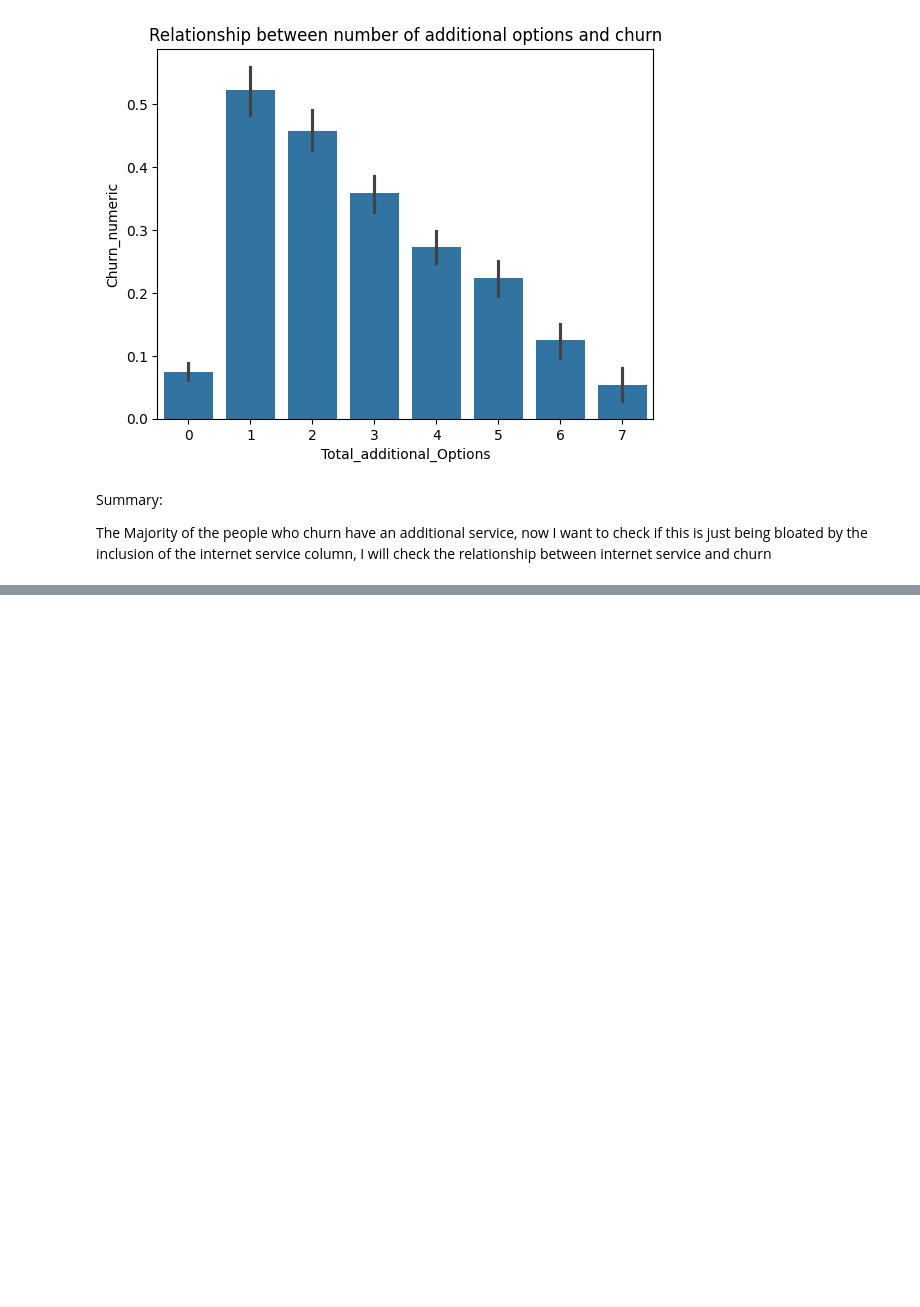
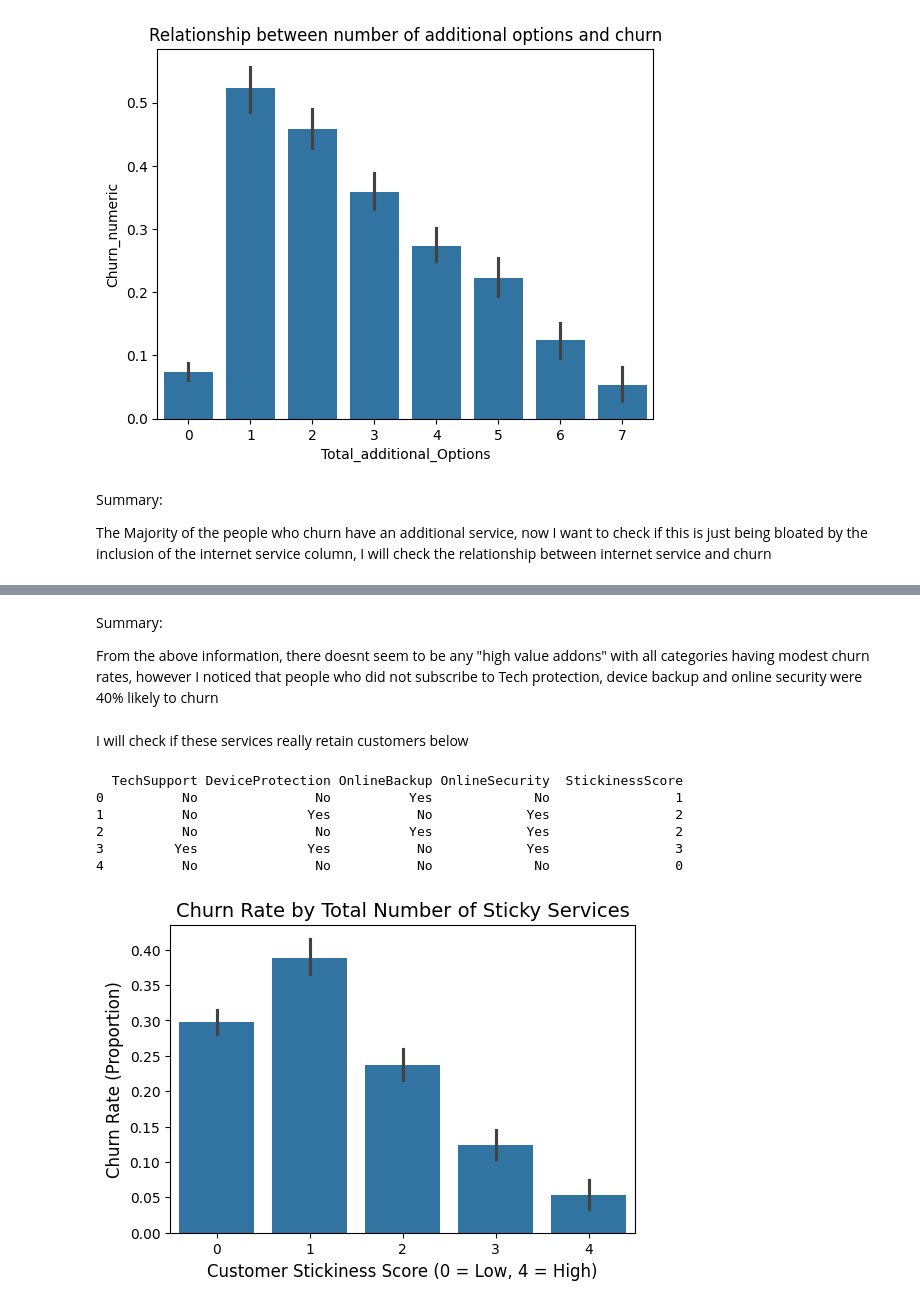
Before and after one commit to N-anle/TelecomChurnAnalysis, a Jupyter notebook: notebook.ipynb, the cells around one changed output, grey strips where cells are left out. Drawn from its saved outputs; the diff is of its cells as text; code cells hidden in the pictures; blank space fills up the shorter version.

```diff
--- a/notebook.ipynb
+++ b/notebook.ipynb
@@ -507,0 +626,37 @@ The Majority of the people who churn have an additional service, now I want to c
+# %% [markdown]
+Summary:
+
+From the above information, there doesnt seem to be any "high value addons" with all categories having modest churn rates, however I noticed that people who did not subscribe to Tech protection, device backup and online security were 40% likely to churn
+# %% [markdown]
+I will check if these services really retain customers below
+# %%
+sticky_services= ['TechSupport','DeviceProtection','OnlineBackup','OnlineSecurity']
+mapping_bundle = {'Yes': 1, 'No': 0, 'No internet service': 0}
+
+df_sticky_services = df[sticky_services]
+
+temp_df = df_sticky_services.replace(mapping_bundle).astype(int)
+
+df['StickinessScore'] = temp_df.sum(axis=1)
+
+print(df[['TechSupport', 'DeviceProtection', 'OnlineBackup','OnlineSecurity','StickinessScore']].head())
+# %% [output]
+  TechSupport DeviceProtection OnlineBackup OnlineSecurity  StickinessScore
+0          No               No          Yes             No                1
+1          No              Yes           No            Yes                2
+2          No               No          Yes            Yes                2
+3         Yes              Yes           No            Yes                3
+4          No               No           No             No                0
+# %%
+plt.figure(figsize=(6,4))
+sns.barplot(
+    data = df,
+    x = 'StickinessScore',
+    y = 'Churn_numeric'
+)
+plt.title('Churn Rate by Total Number of Sticky Services', fontsize=14)
+plt.xlabel('Customer Stickiness Score (0 = Low, 4 = High)', fontsize=12)
+plt.ylabel('Churn Rate (Proportion)', fontsize=12)
+plt.show()
+# %% [output]
+[figure, added]
```
Also changed, not shown: parts of 9 cells of this notebook.
